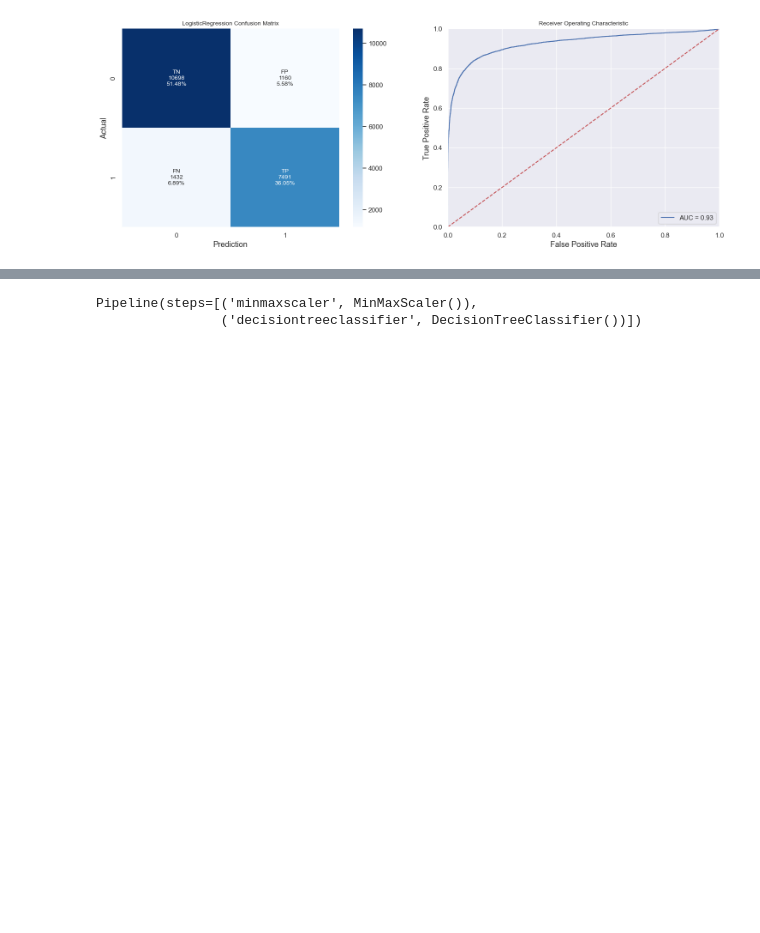
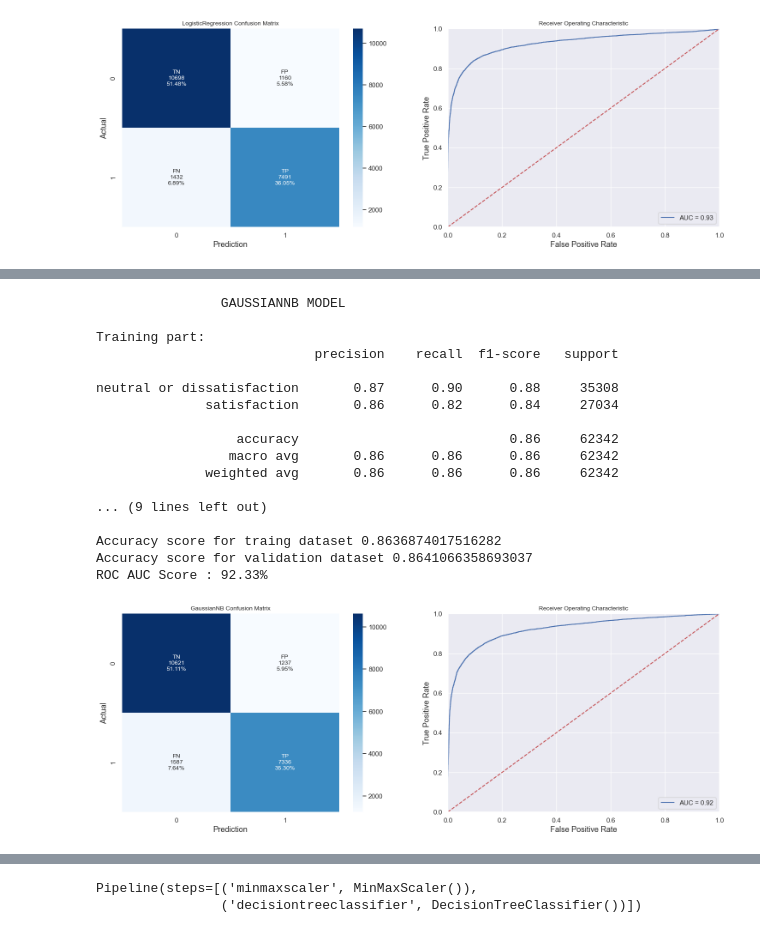
Before and after one commit to Nishantgithub821/Nishant0008, a Jupyter notebook: Airline Passenger Satisfaction ML Project.ipynb, the cells around one changed output, grey strips where cells are left out. Cells and saved outputs as stored; diff of their text form; code cells hidden in the pictures; blank space fills up the shorter version.

```diff
--- a/Airline Passenger Satisfaction ML Project.ipynb
+++ b/Airline Passenger Satisfaction ML Project.ipynb
@@ -901,2 +896,0 @@ pipe2 = make_pipeline(MinMaxScaler(), GaussianNB())
-# %%
-pipe2.fit(X_train, y_train)
@@ -943,2 +896,0 @@ pipe3 = make_pipeline(MinMaxScaler(), LinearSVC())
-# %%
-pipe3.fit(X_train, y_train)
@@ -970,2 +896,0 @@ pipe4 = make_pipeline(MinMaxScaler(), KNeighborsClassifier())
-# %%
-pipe4.fit(X_train, y_train)
@@ -991,0 +948,45 @@ weighted avg       0.93      0.93      0.93     20781
+# %%
+# import the model
+from sklearn.naive_bayes import GaussianNB
+
+#fit the model
+model =GaussianNB()
+model.fit(X_train,y_train)
+
+# prediction
+pred_train = model.predict(X_train)
+pred_val = model.predict(X_val)
+
+# model name
+model_name = str(type(model)).split(".")[-1][0:-2]
+print(f"\t\t{model_name.upper()} MODEL\n")
+
+print('Training part:')
+print(classification_report(y_train, pred_train,
+                                    target_names=['neutral or dissatisfaction', 'satisfaction']))
+print('validation part:')
+print(classification_report(y_val, pred_val,
+                                    target_names=['neutral or dissatisfaction', 'satisfaction']))
+print("Accuracy score for traing dataset",accuracy_score(y_train, pred_train))
+print("Accuracy score for validation dataset",accuracy_score(y_val, pred_val))
+
+make_classification_report(model,X_val,y_val)
+# %% [output]
+                GAUSSIANNB MODEL
+
+Training part:
+                            precision    recall  f1-score   support
+
+neutral or dissatisfaction       0.87      0.90      0.88     35308
+              satisfaction       0.86      0.82      0.84     27034
+
+                  accuracy                           0.86     62342
+                 macro avg       0.86      0.86      0.86     62342
+              weighted avg       0.86      0.86      0.86     62342
+
+... (9 lines left out)
+
+Accuracy score for traing dataset 0.8636874017516282
+Accuracy score for validation dataset 0.8641066358693037
+ROC AUC Score : 92.33%
+[figure, added]
```
Also changed, not shown: parts of 63 cells of this notebook.
